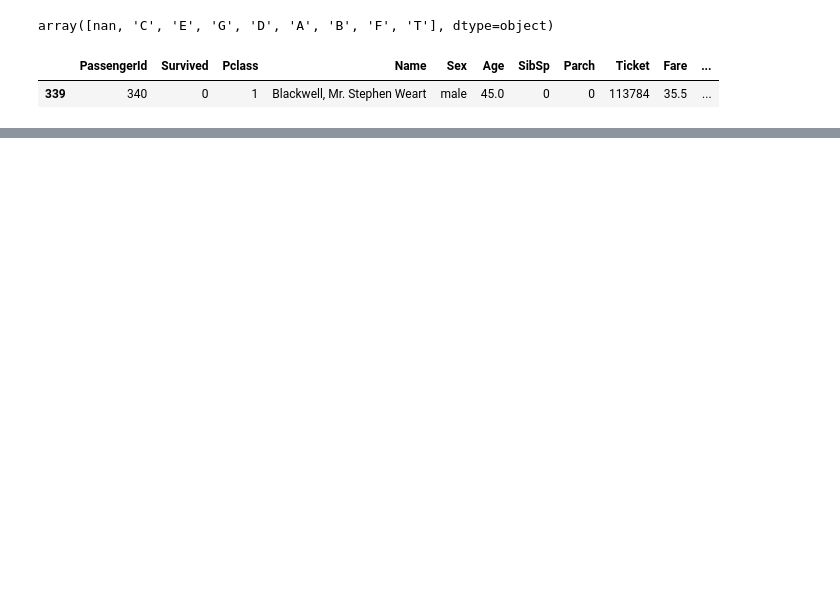
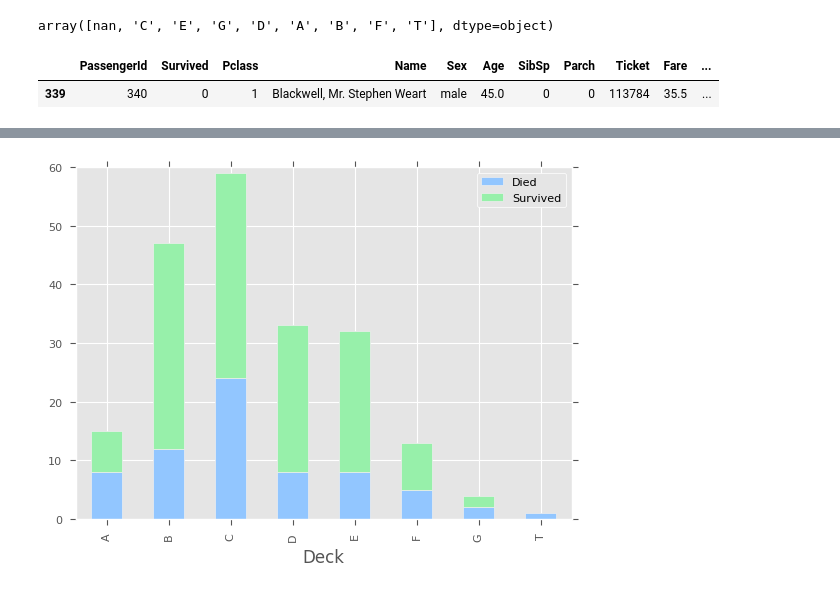
Before and after one commit to ppkn/udacity-titanic, a Jupyter notebook: Draft.ipynb, the cells around one changed output, grey strips where cells are left out. Saved outputs shown, nothing was run; the diff lists cells and outputs as text; code cells hidden in the pictures; blank space fills up the shorter version.

Commit message:
:sparkles: Draft more plots for questions

```diff
--- a/Draft.ipynb
+++ b/Draft.ipynb
@@ -4,7 +4,8 @@
 import pandas as pd
 import numpy as np
 import matplotlib.pyplot as plt
-import seaborn as sns
+from matplotlib import style
+style.use('seaborn-pastel')
 # %% [markdown]
 # Investigating the Titanic Dataset
 # %% [markdown]
@@ -58,0 +55,9 @@ deck_counts.plot(kind='bar');
+# %%
+style.use('seaborn-pastel')
+def label_survived(num):
+    word_labels = {0: 'Died', 1: 'Survived'}
+    return word_labels[num]
+pd.crosstab(titanic_data['Deck'], titanic_data['Survived'].apply(label_survived)).plot.bar(stacked=True);
+plt.legend(frameon=True);
+# %% [output]
+[figure, added]
```
Also changed, not shown: parts of 16 cells of this notebook, 2 other files.
